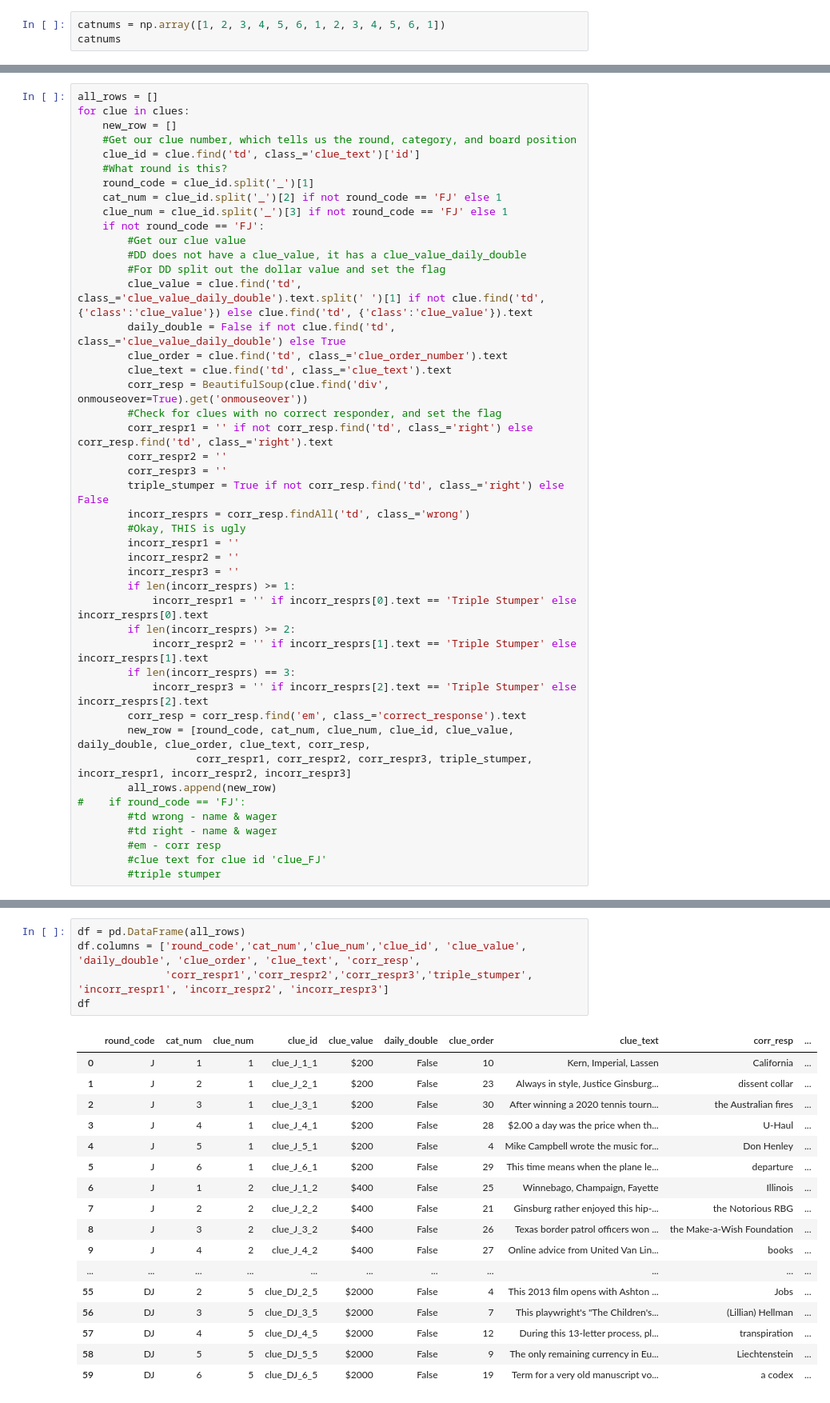
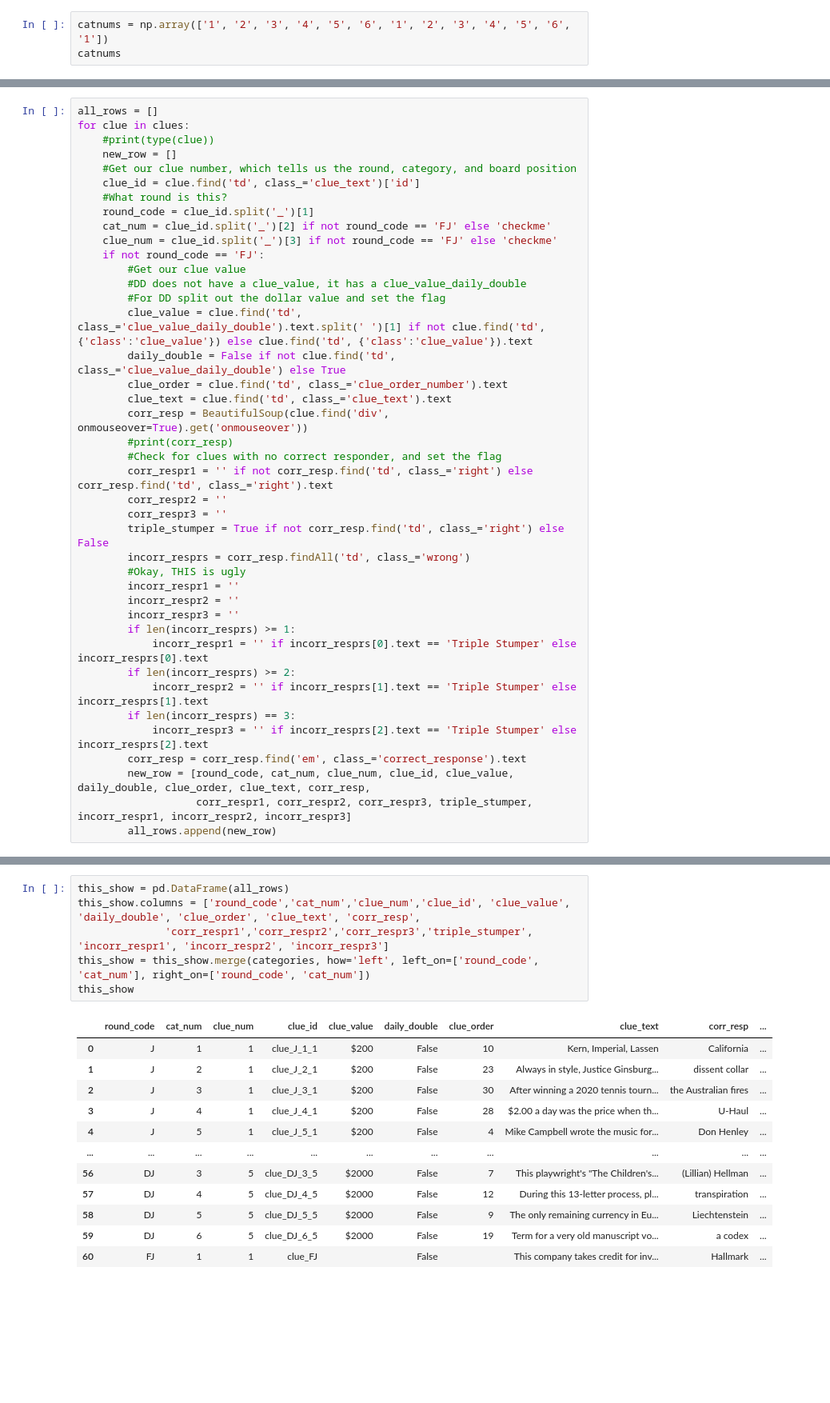
Before and after one commit to maggimckenzie/midcourse_mm, a Jupyter notebook: j_archive_scraping.ipynb, the cells around one changed output, grey strips where cells are left out. Shown at 80% size. Cells and saved outputs as stored; diff of their text form; blank space fills up the shorter version.

```diff
--- a/j_archive_scraping.ipynb
+++ b/j_archive_scraping.ipynb
@@ -286,4 +236,4 @@ rounds = np.array(rounds)
 # %%
-catnums = np.array([1, 2, 3, 4, 5, 6, 1, 2, 3, 4, 5, 6, 1])
+catnums = np.array(['1', '2', '3', '4', '5', '6', '1', '2', '3', '4', '5', '6', '1'])
 catnums
 # %% [output]
@@ -316,13 +272,14 @@ clues = soup.find_all('td', attrs = {'class': 'clue'})
 # %%
 all_rows = []
 for clue in clues:
+    #print(type(clue))
     new_row = []
     #Get our clue number, which tells us the round, category, and board position
     clue_id = clue.find('td', class_='clue_text')['id']
     #What round is this?
     round_code = clue_id.split('_')[1]
-    cat_num = clue_id.split('_')[2] if not round_code == 'FJ' else 1
-    clue_num = clue_id.split('_')[3] if not round_code == 'FJ' else 1
+    cat_num = clue_id.split('_')[2] if not round_code == 'FJ' else 'checkme'
+    clue_num = clue_id.split('_')[3] if not round_code == 'FJ' else 'checkme'
     if not round_code == 'FJ':
         #Get our clue value
         #DD does not have a clue_value, it has a clue_value_daily_double
@@ -332,6 +289,7 @@ for clue in clues:
         clue_order = clue.find('td', class_='clue_order_number').text
         clue_text = clue.find('td', class_='clue_text').text
         corr_resp = BeautifulSoup(clue.find('div', onmouseover=True).get('onmouseover'))
+        #print(corr_resp)
         #Check for clues with no correct responder, and set the flag
         corr_respr1 = '' if not corr_resp.find('td', class_='right') else corr_resp.find('td', class_='right').text
         corr_respr2 = ''
@@ -352,9 +310,3 @@ for clue in clues:
         new_row = [round_code, cat_num, clue_num, clue_id, clue_value, daily_double, clue_order, clue_text, corr_resp,
                    corr_respr1, corr_respr2, corr_respr3, triple_stumper, incorr_respr1, incorr_respr2, incorr_respr3]
         all_rows.append(new_row)
-#    if round_code == 'FJ':
-        #td wrong - name & wager
-        #td right - name & wager
-        #em - corr resp
-        #clue text for clue id 'clue_FJ'
-        #triple stumper
@@ -433,23 +364,19 @@ final_clue
 # %%
-df = pd.DataFrame(all_rows)
-df.columns = ['round_code','cat_num','clue_num','clue_id', 'clue_value', 'daily_double', 'clue_order', 'clue_text', 'corr_resp',
+this_show = pd.DataFrame(all_rows)
+this_show.columns = ['round_code','cat_num','clue_num','clue_id', 'clue_value', 'daily_double', 'clue_order', 'clue_text', 'corr_resp',
               'corr_respr1','corr_respr2','corr_respr3','triple_stumper', 'incorr_respr1', 'incorr_respr2', 'incorr_respr3']
-df
+this_show = this_show.merge(categories, how='left', left_on=['round_code', 'cat_num'], right_on=['round_code', 'cat_num'])
+this_show
 # %% [output]
 |  | round_code | cat_num | clue_num | clue_id | clue_value | daily_double | clue_order | clue_text | corr_resp | ... |
 | 0 | J | 1 | 1 | clue_J_1_1 | $200 | False | 10 | Kern, Imperial, Lassen | California | ... |
 | 1 | J | 2 | 1 | clue_J_2_1 | $200 | False | 23 | Always in style, Justice Ginsburg... | dissent collar | ... |
 | 2 | J | 3 | 1 | clue_J_3_1 | $200 | False | 30 | After winning a 2020 tennis tourn... | the Australian fires | ... |
 | 3 | J | 4 | 1 | clue_J_4_1 | $200 | False | 28 | $2.00 a day was the price when th... | U-Haul | ... |
 | 4 | J | 5 | 1 | clue_J_5_1 | $200 | False | 4 | Mike Campbell wrote the music for... | Don Henley | ... |
-| 5 | J | 6 | 1 | clue_J_6_1 | $200 | False | 29 | This time means when the plane le... | departure | ... |
-| 6 | J | 1 | 2 | clue_J_1_2 | $400 | False | 25 | Winnebago, Champaign, Fayette | Illinois | ... |
-| 7 | J | 2 | 2 | clue_J_2_2 | $400 | False | 21 | Ginsburg rather enjoyed this hip-... | the Notorious RBG | ... |
-| 8 | J | 3 | 2 | clue_J_3_2 | $400 | False | 26 | Texas border patrol officers won ... | the Make-a-Wish Foundation | ... |
-| 9 | J | 4 | 2 | clue_J_4_2 | $400 | False | 27 | Online advice from United Van Lin... | books | ... |
 | ... | ... | ... | ... | ... | ... | ... | ... | ... | ... | ... |
-| 55 | DJ | 2 | 5 | clue_DJ_2_5 | $2000 | False | 4 | This 2013 film opens with Ashton ... | Jobs | ... |
 | 56 | DJ | 3 | 5 | clue_DJ_3_5 | $2000 | False | 7 | This playwright's "The Children's... | (Lillian) Hellman | ... |
 | 57 | DJ | 4 | 5 | clue_DJ_4_5 | $2000 | False | 12 | During this 13-letter process, pl... | transpiration | ... |
 | 58 | DJ | 5 | 5 | clue_DJ_5_5 | $2000 | False | 9 | The only remaining currency in Eu... | Liechtenstein | ... |
 | 59 | DJ | 6 | 5 | clue_DJ_6_5 | $2000 | False | 19 | Term for a very old manuscript vo... | a codex | ... |
+| 60 | FJ | 1 | 1 | clue_FJ |  | False |  | This company takes credit for inv... | Hallmark | ... |
```
Also changed, not shown: parts of 17 cells of this notebook.
